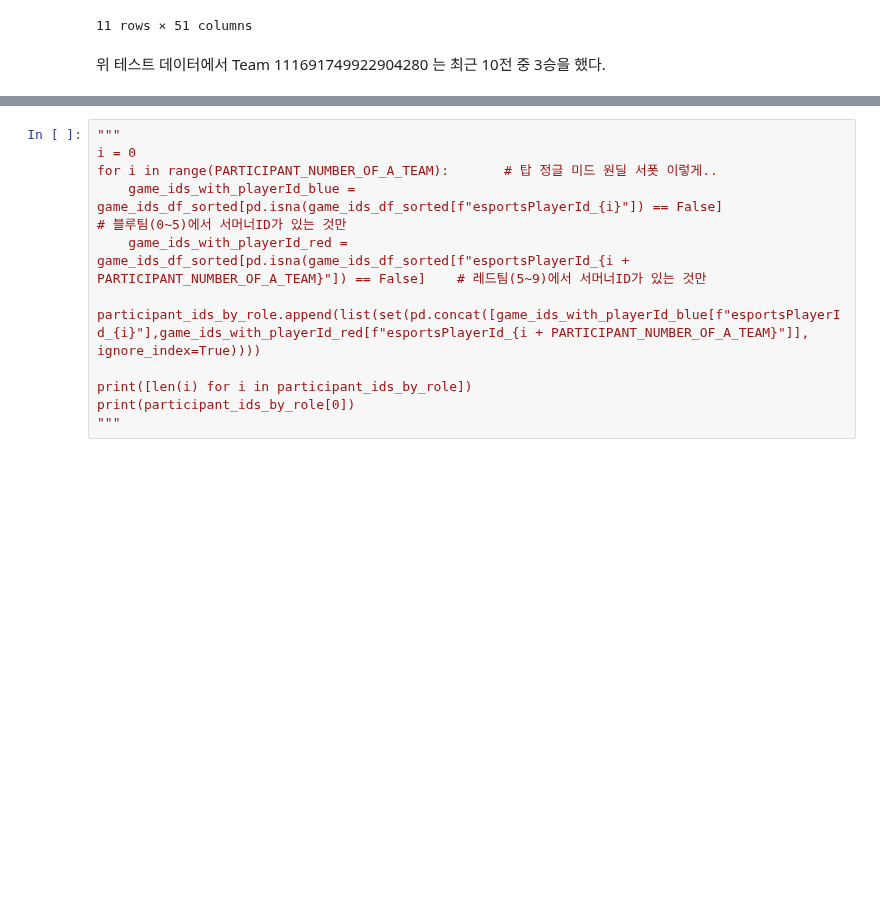
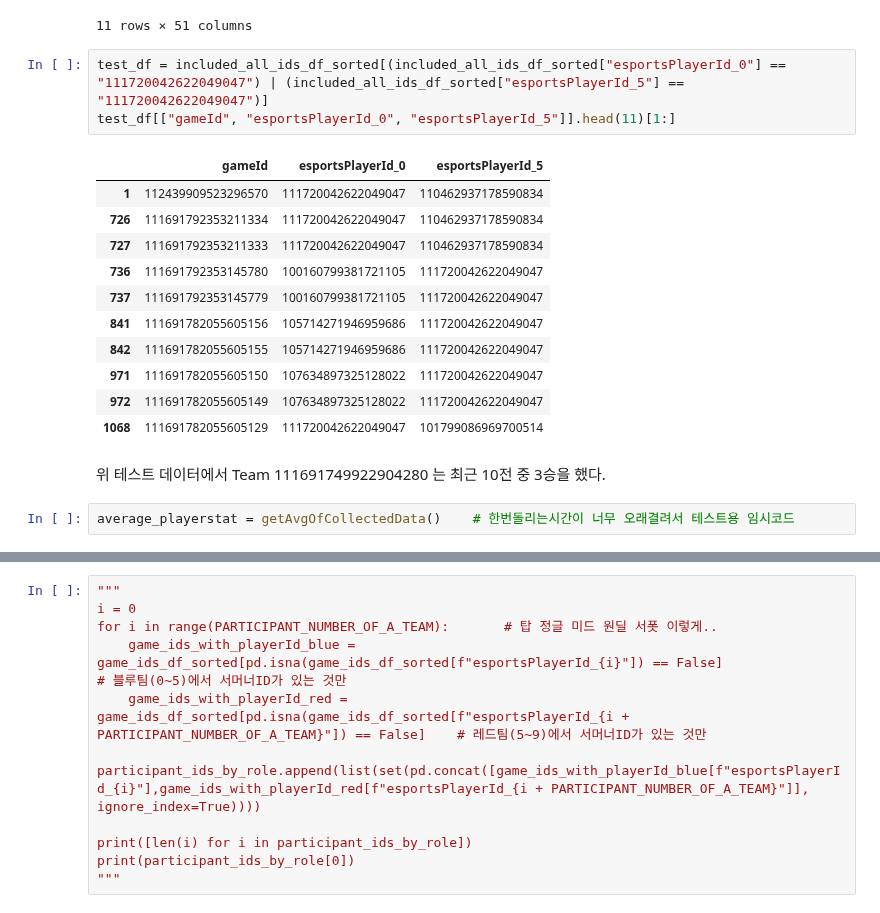
Before and after one commit to chlxogur/penta_kill_data_science, a Jupyter notebook: make_pivot_table.ipynb, the cells around one changed output, grey strips where cells are left out. Drawn from its saved outputs; the diff is of its cells as text; blank space fills up the shorter version.

Commit message:
on progress making pivot table
상대전적만 테스트로 검증해보면 되고 위아래로 이어붙이면 피벗테이블 만들어질 것 같다. 아마도

```diff
--- a/make_pivot_table.ipynb
+++ b/make_pivot_table.ipynb
@@ -120,8 +104,25 @@ test_df.head(11)
 | 848 | 4063 | 2024-02-19 07:00:00 | 111561353913765677 | Week 6 | LCO | 111691782055605109 | 2 | Dire Wolves | ... |
 | 977 | 4056 | 2024-02-13 09:00:00 | 111561353913765677 | Week 5 | LCO | 111691782055605091 | 2 | Kanga Esports | ... |
 11 rows × 51 columns
+# %%
+test_df = included_all_ids_df_sorted[(included_all_ids_df_sorted["esportsPlayerId_0"] == "111720042622049047") | (included_all_ids_df_sorted["esportsPlayerId_5"] == "111720042622049047")]
+test_df[["gameId", "esportsPlayerId_0", "esportsPlayerId_5"]].head(11)[1:]
+# %% [output]
+|  | gameId | esportsPlayerId_0 | esportsPlayerId_5 |
+| 1 | 112439909523296570 | 111720042622049047 | 110462937178590834 |
+| 726 | 111691792353211334 | 111720042622049047 | 110462937178590834 |
+| 727 | 111691792353211333 | 111720042622049047 | 110462937178590834 |
+| 736 | 111691792353145780 | 100160799381721105 | 111720042622049047 |
+| 737 | 111691792353145779 | 100160799381721105 | 111720042622049047 |
+| 841 | 111691782055605156 | 105714271946959686 | 111720042622049047 |
+| 842 | 111691782055605155 | 105714271946959686 | 111720042622049047 |
+| 971 | 111691782055605150 | 107634897325128022 | 111720042622049047 |
+| 972 | 111691782055605149 | 107634897325128022 | 111720042622049047 |
+| 1068 | 111691782055605129 | 111720042622049047 | 101799086969700514 |
 # %% [markdown]
 위 테스트 데이터에서 Team 111691749922904280 는 최근 10전 중 3승을 했다.
+# %%
+average_playerstat = getAvgOfCollectedData()    # 한번돌리는시간이 너무 오래결려서 테스트용 임시코드
 # %%
 # 나중에 현재기준 테이블 만들때는 row안에 데이터를 직접 넣고 가장 겉의 for문 하나 제거하고 뚝딱뚝딱 돌리면 되겠지 ㅎㅎ
 # 대신 앞에 last_row_of 저건 읽어와야한다. 반복문에서 하나하나읽지않고 한번 읽고 끝내는 것이 스피드를 위해 핵심.
```
Also changed, not shown: parts of 3 cells of this notebook, 2 other files.
